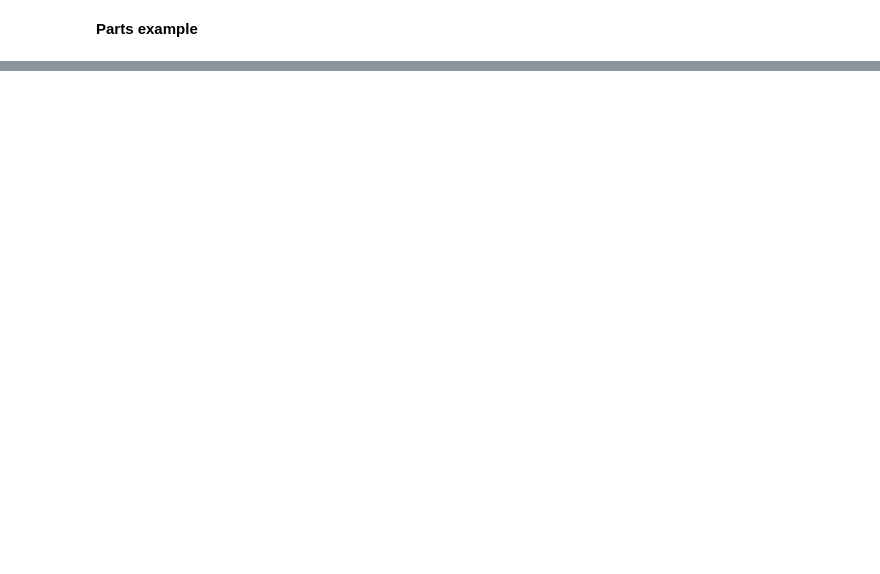
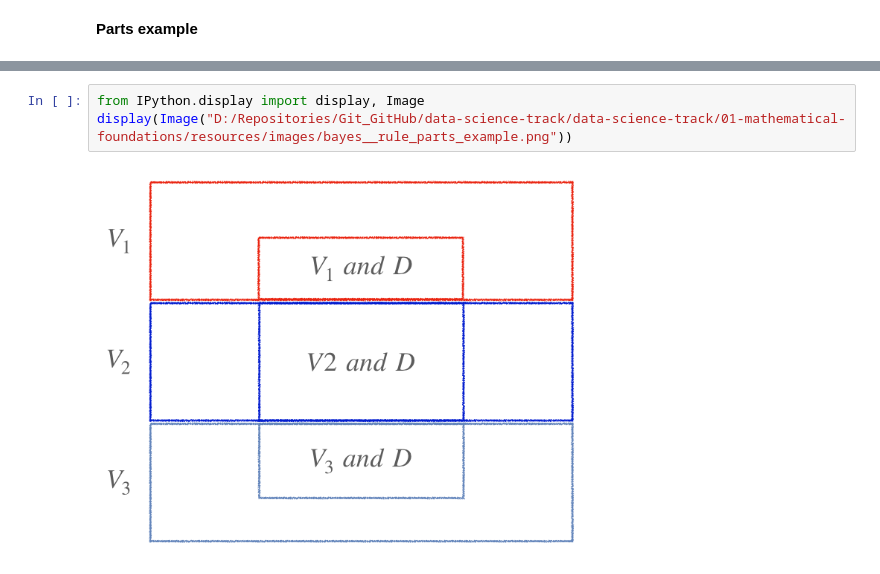
Before and after one commit to KonstantinData/Data-Science-Track, a Jupyter notebook: data-science-track/01-mathematical-foundations/notebooks/probability_in_python.ipynb, the cells around one changed output, grey strips where cells are left out. Cells and saved outputs as stored; diff of their text form; blank space fills up the shorter version.

```diff
--- a/data-science-track/01-mathematical-foundations/notebooks/probability_in_python.ipynb
+++ b/data-science-track/01-mathematical-foundations/notebooks/probability_in_python.ipynb
@@ -1025,0 +1023,5 @@ $$
+# %%
+from IPython.display import display, Image
+display(Image("D:/Repositories/Git_GitHub/data-science-track/data-science-track/01-mathematical-foundations/resources/images/bayes__rule_parts_example.png"))
+# %% [output]
+[figure, added]
```
Also changed, not shown: parts of 20 cells of this notebook, 2 other files.
